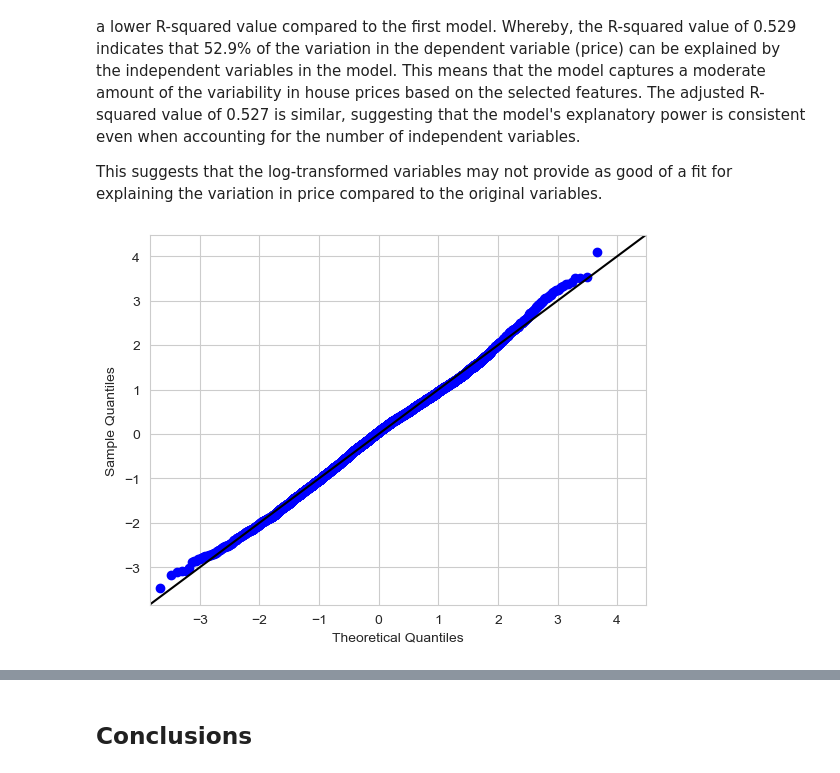
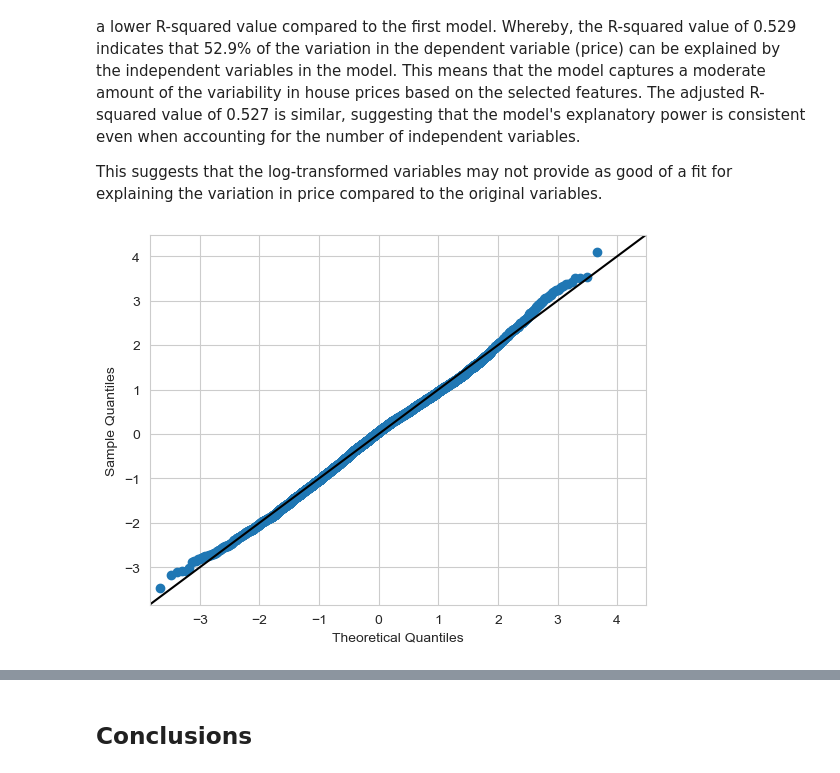
Before and after one commit to LEE-NANGI/PHASE-2-PROJECT, a Jupyter notebook: student.ipynb, the cells around one changed output, grey strips where cells are left out. Cells and saved outputs as stored; diff of their text form; code cells hidden in the pictures.

```diff
--- a/student.ipynb
+++ b/student.ipynb
@@ -1134,14 +1183,14 @@ This suggests that the log-transformed variables may not provide as good of a fi
 # %%
 # testing for normality using a qq plot.
 
 fig, ax = plt.subplots()
 sm.graphics.qqplot(log_ohe_results.resid, dist=stats.norm, line='45', fit=True, ax=ax)
 
 scatter = ax.lines[0]
 line = ax.lines[1]
-scatter.set_markeredgecolor("blue")
-scatter.set_markerfacecolor("blue")
+# scatter.set_markeredgecolor("blue")
+# scatter.set_markerfacecolor("blue")
 line.set_color("black")
 fig.suptitle("");
 # %% [output]
-[figure, old version]
+[figure, new version]
```
Also changed, not shown: parts of 22 cells of this notebook, 6 other files.
